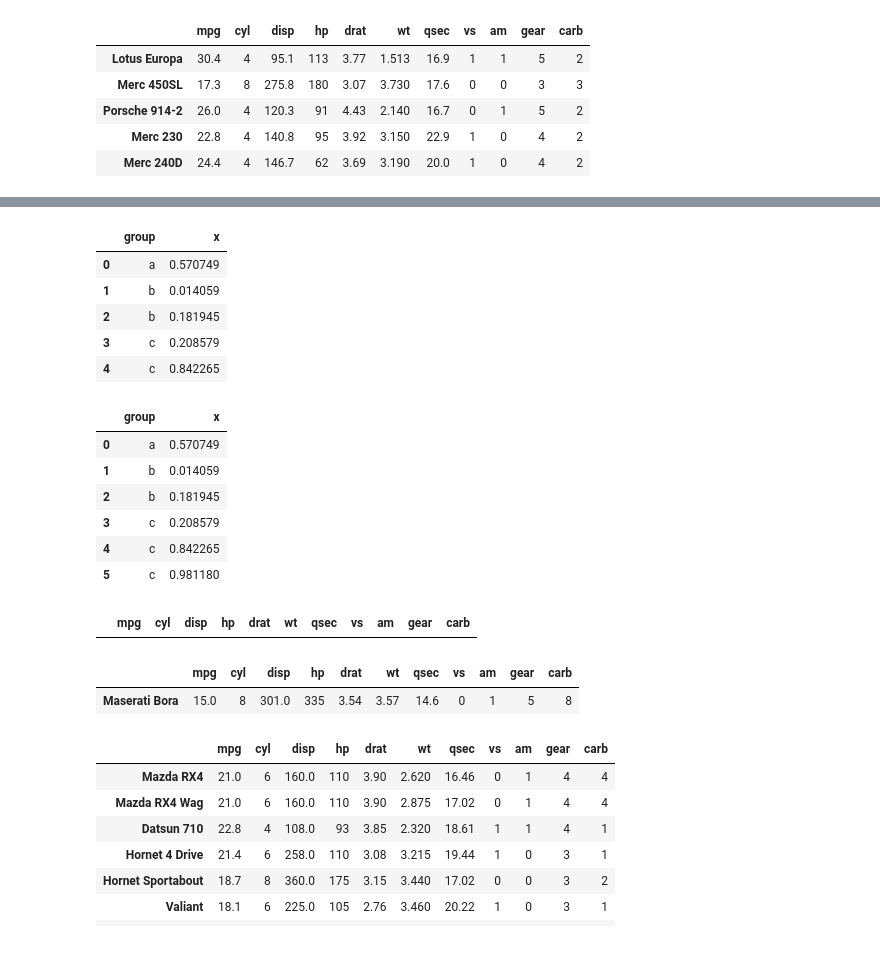
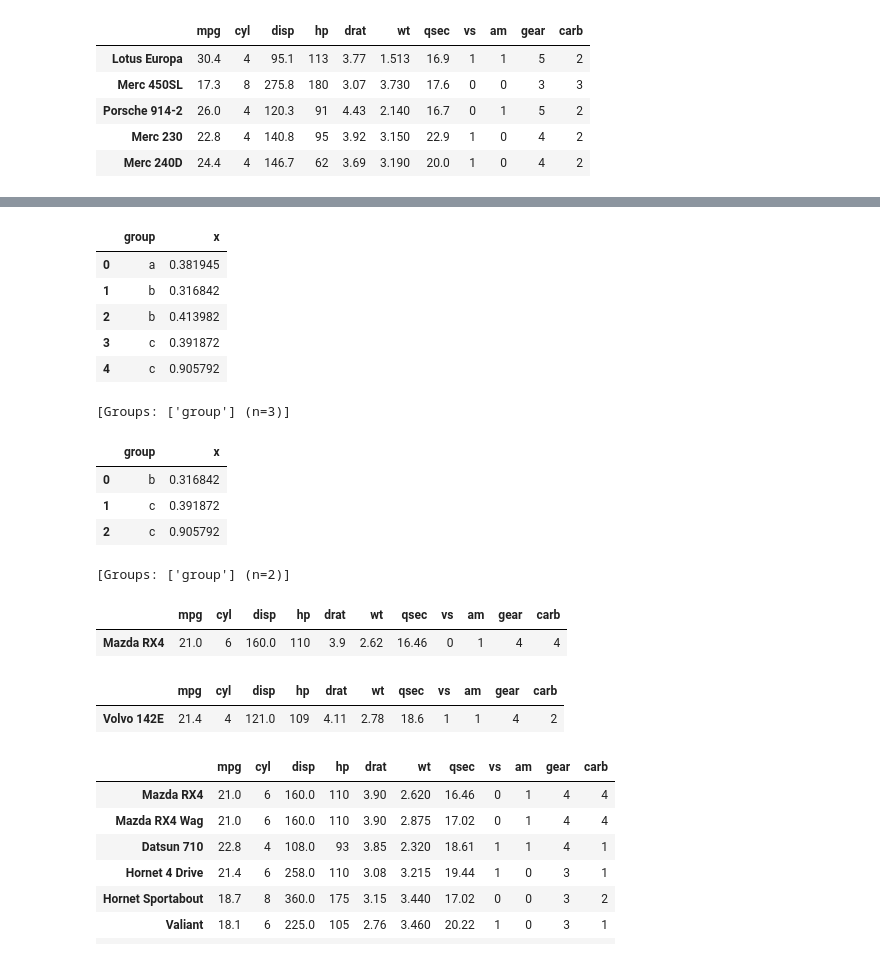
Before and after one commit to pwwang/datar, a Jupyter notebook: docs/notebooks/slice.ipynb, the cells around one changed output, grey strips where cells are left out. Drawn from its saved outputs; the diff is of its cells as text; code cells hidden in the pictures.

Commit message:
Support slice_head/slice_tail for grouped data

```diff
--- a/docs/notebooks/slice.ipynb
+++ b/docs/notebooks/slice.ipynb
@@ -265,34 +253,34 @@ df = tibble(
   group=['a'] + ['b']*2 + ['c']*4,
   x=runif(7)
 )
-df >> group_by(f.group) >> slice_head(n=2) >> ungroup()
+df >> group_by(f.group) >> slice_head(n=2)
 # %% [output]
 |  | group | x |
-| 0 | a | 0.570749 |
-| 1 | b | 0.014059 |
-| 2 | b | 0.181945 |
-| 3 | c | 0.208579 |
-| 4 | c | 0.842265 |
+| 0 | a | 0.381945 |
+| 1 | b | 0.316842 |
+| 2 | b | 0.413982 |
+| 3 | c | 0.391872 |
+| 4 | c | 0.905792 |
+[Groups: ['group'] (n=3)]
 # %%
-df >> group_by(f.group) >> slice_head(prop=.5) >> ungroup()
+df >> group_by(f.group) >> slice_head(prop = 0.5)
 # %% [output]
 |  | group | x |
-| 0 | a | 0.570749 |
-| 1 | b | 0.014059 |
-| 2 | b | 0.181945 |
-| 3 | c | 0.208579 |
-| 4 | c | 0.842265 |
-| 5 | c | 0.981180 |
+| 0 | b | 0.316842 |
+| 1 | c | 0.391872 |
+| 2 | c | 0.905792 |
+[Groups: ['group'] (n=2)]
 # %%
-# row_number() is 0-based
-mtcars >> filter(row_number() == 0)
+# row_number() is 1-based by default
+mtcars >> filter(row_number() == 1)
 # %% [output]
 |  | mpg | cyl | disp | hp | drat | wt | qsec | vs | am | gear | carb |
+| Mazda RX4 | 21.0 | 6 | 160.0 | 110 | 3.9 | 2.62 | 16.46 | 0 | 1 | 4 | 4 |
 # %%
-mtcars >> filter(row_number() == n() - 1)
+mtcars >> filter(row_number() == n() )
 # %% [output]
 |  | mpg | cyl | disp | hp | drat | wt | qsec | vs | am | gear | carb |
-| Maserati Bora | 15.0 | 8 | 301.0 | 335 | 3.54 | 3.57 | 14.6 | 0 | 1 | 5 | 8 |
+| Volvo 142E | 21.4 | 4 | 121.0 | 109 | 4.11 | 2.78 | 18.6 | 1 | 1 | 4 | 2 |
 # %%
 mtcars >> filter(5 <= row_number() < n()) # cannot filter
 # %% [output]
```
Also changed, not shown: parts of 16 cells of this notebook, 2 other files.
